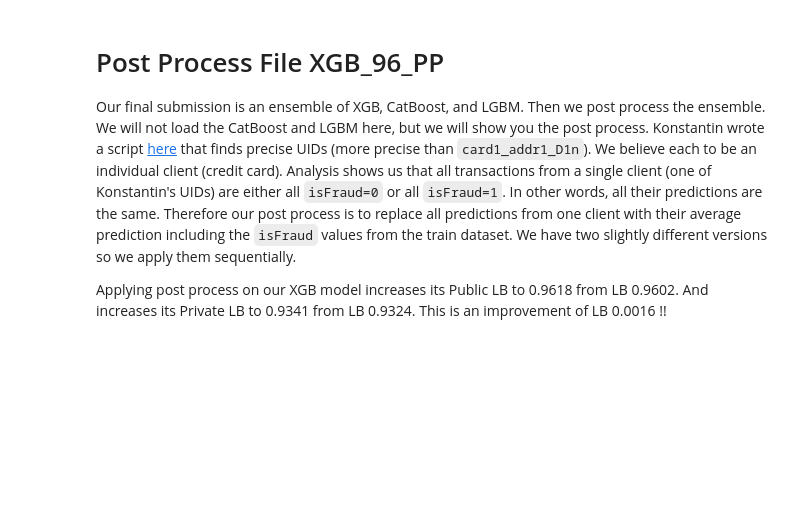
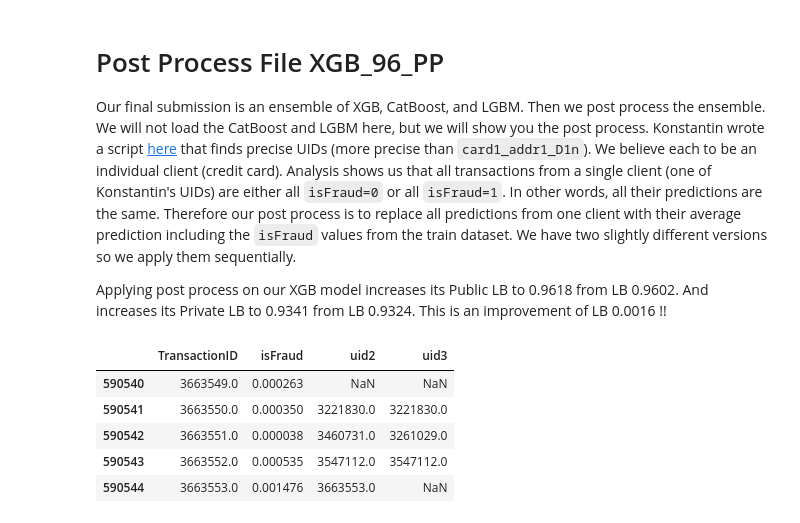
Before and after one commit to RockYuan/DeepLearning, a Jupyter notebook: xgb-fraud-with-magic-0-9600.ipynb, the cells around one changed output. Cells and saved outputs as stored; diff of their text form; code cells hidden in the pictures; blank space fills up the shorter version.

```diff
--- a/xgb-fraud-with-magic-0-9600.ipynb
+++ b/xgb-fraud-with-magic-0-9600.ipynb
@@ -820,19 +818,36 @@ Applying post process on our XGB model increases its Public LB to 0.9618 from LB
 # %%
 X_test['isFraud'] = sample_submission.isFraud.values
 X_train['isFraud'] = y_train.values
+# 合并训练集和预测集的预测结果值
 comb = pd.concat([X_train[['isFraud']],X_test[['isFraud']]],axis=0)
 
-uids = pd.read_csv('/kaggle/input/ieee-submissions-and-uids/uids_v4_no_multiuid_cleaning..csv',usecols=['TransactionID','uid']).rename({'uid':'uid2'},axis=1)
+uids = pd.read_csv('./data/uids_v4_no_multiuid_cleaning..csv.zip',usecols=['TransactionID','uid']).rename({'uid':'uid2'},axis=1)
+# 用Konstantin的v4的uid集拼接
 comb = comb.merge(uids,on='TransactionID',how='left')
+# 同一uid的计算出欺诈预测均值
 mp = comb.groupby('uid2').isFraud.agg(['mean'])
+# 同一uid的所有交易欺诈预测都用均值代替
 comb.loc[comb.uid2>0,'isFraud'] = comb.loc[comb.uid2>0].uid2.map(mp['mean'])
 
-uids = pd.read_csv('/kaggle/input/ieee-submissions-and-uids/uids_v1_no_multiuid_cleaning.csv',usecols=['TransactionID','uid']).rename({'uid':'uid3'},axis=1)
+uids = pd.read_csv('./data/uids_v1_no_multiuid_cleaning.csv.zip',usecols=['TransactionID','uid']).rename({'uid':'uid3'},axis=1)
+# 用Konstantin的v1的uid集拼接
 comb = comb.merge(uids,on='TransactionID',how='left')
 mp = comb.groupby('uid3').isFraud.agg(['mean'])
 comb.loc[comb.uid3>0,'isFraud'] = comb.loc[comb.uid3>0].uid3.map(mp['mean'])
 
+# 把预测集的做了均值后的预测结果输出用来提交
 sample_submission.isFraud = comb.iloc[len(X_train):].isFraud.values
 sample_submission.to_csv('sub_xgb_96_PP.csv',index=False)
+# %%
+# 两次拼接uid集和均值后的预测值
+comb.iloc[len(X_train):].head()
+# mp.loc[mp['mean']>0].sort_values(['mean']).tail()
+# %% [output]
+|  | TransactionID | isFraud | uid2 | uid3 |
+| 590540 | 3663549.0 | 0.000263 | NaN | NaN |
+| 590541 | 3663550.0 | 0.000350 | 3221830.0 | 3221830.0 |
+| 590542 | 3663551.0 | 0.000038 | 3460731.0 | 3261029.0 |
+| 590543 | 3663552.0 | 0.000535 | 3547112.0 | 3547112.0 |
+| 590544 | 3663553.0 | 0.001476 | 3663553.0 | NaN |
 # %% [markdown]
 ![image](http://playagricola.com/Kaggle/xgbpp.png)
```
Also changed, not shown: parts of 10 cells of this notebook.
